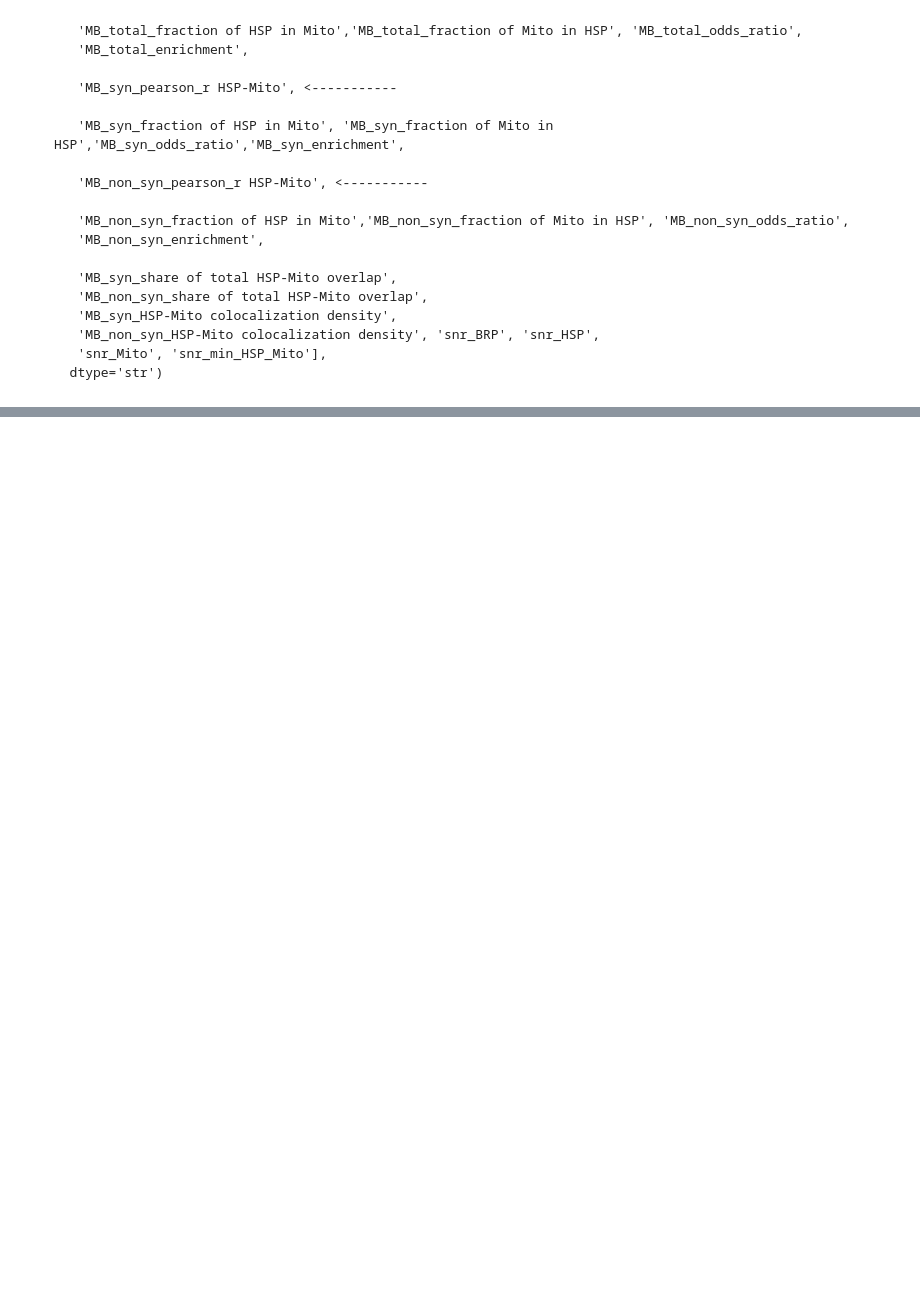
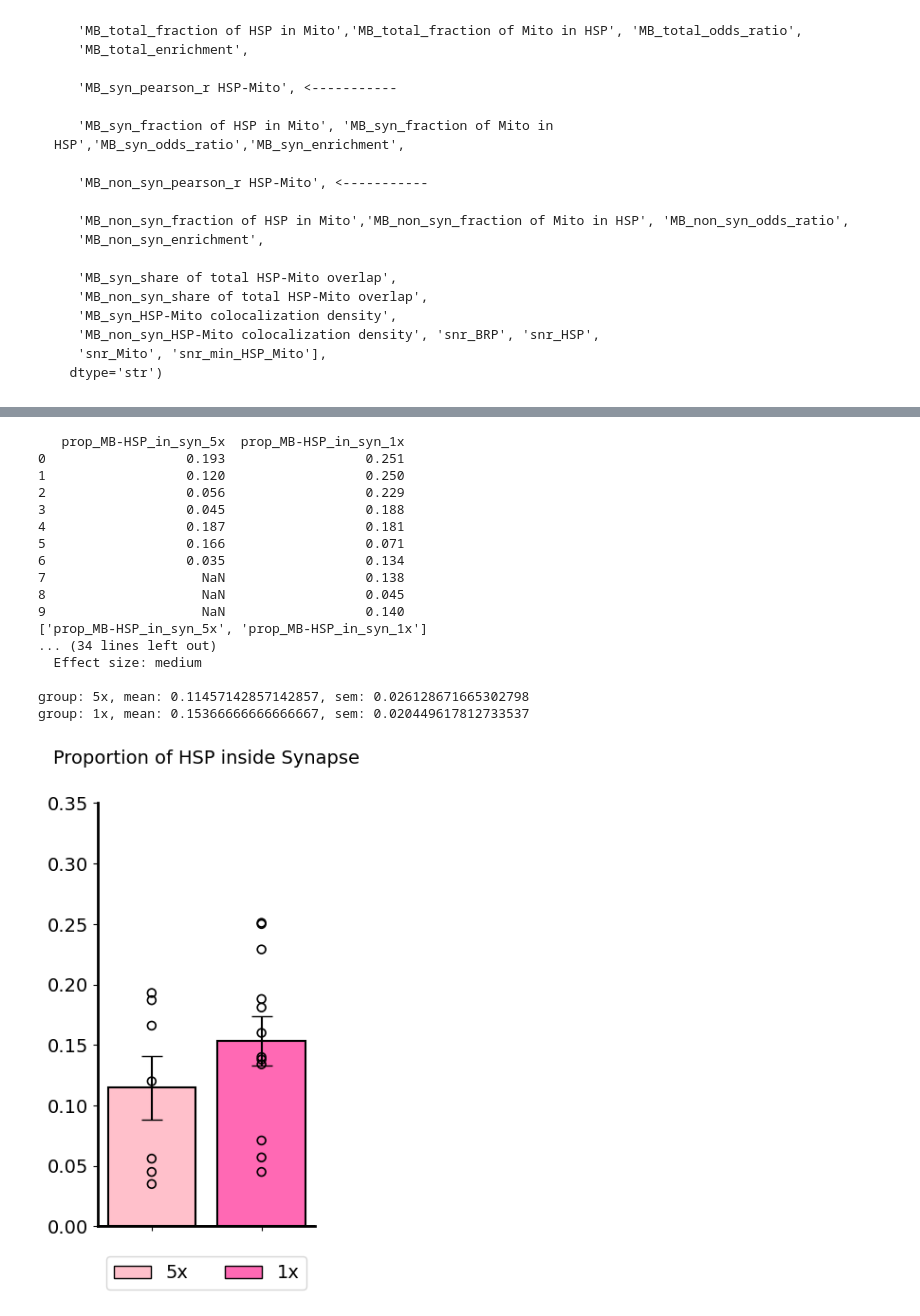
Before and after one commit to gmalagonv/confocal, a Jupyter notebook: analysis_notebooks/pooled_results.ipynb, the cells around one changed output, grey strips where cells are left out. Saved outputs shown, nothing was run; the diff lists cells and outputs as text; code cells hidden in the pictures; blank space fills up the shorter version.

```diff
--- a/analysis_notebooks/pooled_results.ipynb
+++ b/analysis_notebooks/pooled_results.ipynb
@@ -357,0 +350,65 @@ group: MB_non_syn_fraction of HSP in Mito_5x.gamma_, mean: 0.2293333333333333, s
+# %%
+
+#colmns2plot = ['MB_syn_fraction of HSP in Mito', 'MB_non_syn_fraction of HSP in Mito']
+#colmns2plot = ['MB_syn_fraction of Mito in HSP', 'MB_non_syn_fraction of Mito in HSP']
+
+#colmns2plot = ['MB_syn_enrichment','MB_non_syn_enrichment']
+#colmns2plot = ['MB_syn_odds_ratio', 'MB_non_syn_odds_ratio']
+#colmns2plot = ['MB_syn_share of total HSP-Mito overlap', 'MB_non_syn_share of total HSP-Mito overlap',]
+#colmns2plot = ['MB_syn_HSP-Mito colocalization density','MB_non_syn_HSP-Mito colocalization density']
+
+colmns2plot = ['prop_MB-HSP_in_syn',
+               'prop_MB-Mito_in_syn'
+               ]
+
+
+titles= ['Proportion of HSP inside Synapse',
+         'Proportion of Mito inside Synapse',
+         ]
+
+
+colors = [["pink","hotpink"],["skyblue","royalblue"],["lightgreen","seagreen"],["gold","darkorange"]]
+
+
+
+
+
+ks = ['5x', '1x']
+for jj, col in enumerate(colmns2plot):
+    all_df = pd.DataFrame()
+    col_data = {}
+    new_col_list = []
+    for k in ks:
+        df_k = df_dict[k]
+        new_col = f"{col}_{k}"
+        new_col_list.append(new_col)
+
+        col_data[new_col] = df_k[col].reset_index(drop=True)
+
+    all_df = pd.concat(col_data, axis=1)
+    print(all_df.head(10))
+    print(new_col_list)
+
+    bar_color = colors[jj]#colors[j][:len(colmns2plot)] * len(key_group)
+    title = titles[jj]
+
+    fast_plotter(new_col_list, df= all_df, ylabel='',  labels=ks, bar_color=bar_color, title=title, quietStats=False, figsize=(3,6), legend=True)
+# %% [output]
+   prop_MB-HSP_in_syn_5x  prop_MB-HSP_in_syn_1x
+0                  0.193                  0.251
+1                  0.120                  0.250
+2                  0.056                  0.229
+3                  0.045                  0.188
+4                  0.187                  0.181
+5                  0.166                  0.071
+6                  0.035                  0.134
+7                    NaN                  0.138
+8                    NaN                  0.045
+9                    NaN                  0.140
+['prop_MB-HSP_in_syn_5x', 'prop_MB-HSP_in_syn_1x']
+... (34 lines left out)
+  Effect size: medium
+
+group: 5x, mean: 0.11457142857142857, sem: 0.026128671665302798
+group: 1x, mean: 0.15366666666666667, sem: 0.020449617812733537
+[figure, added]
```
Also changed, not shown: parts of 10 cells of this notebook, 5 other files.
